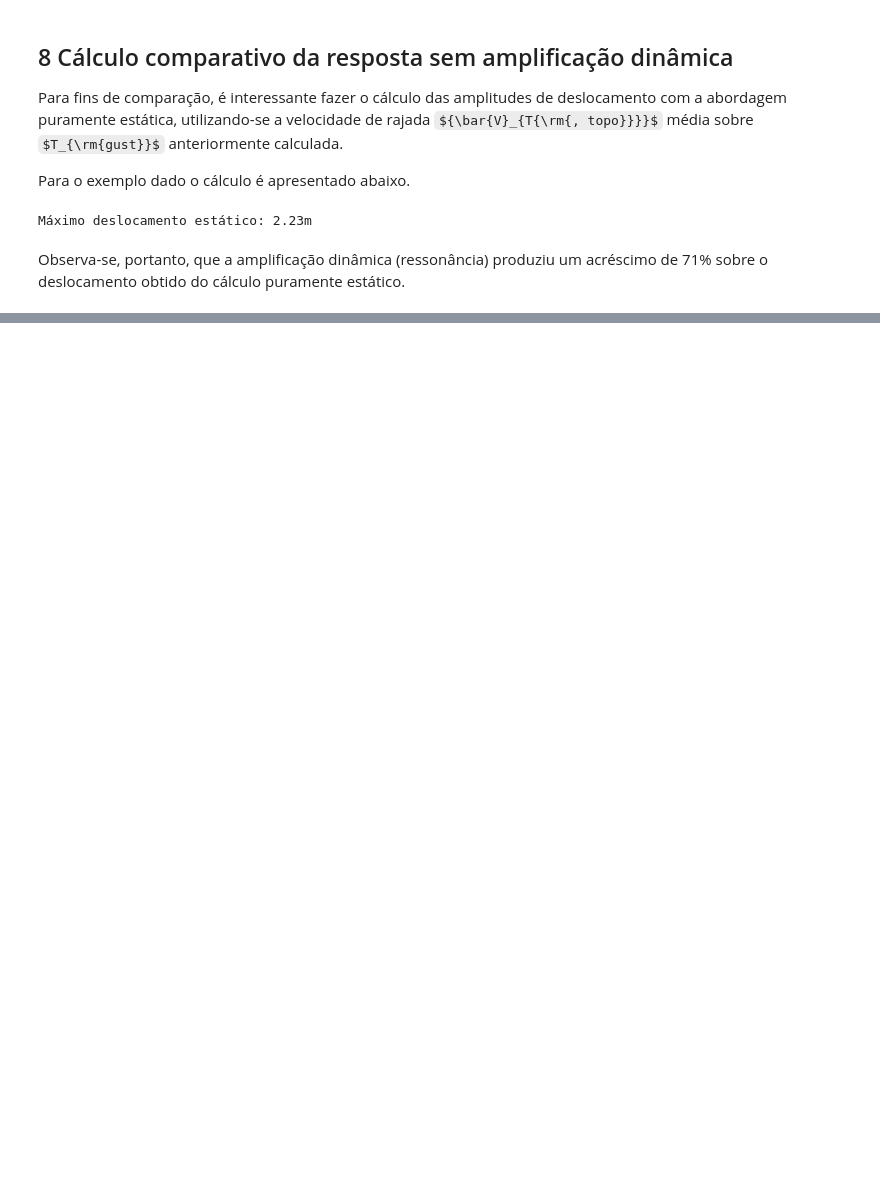
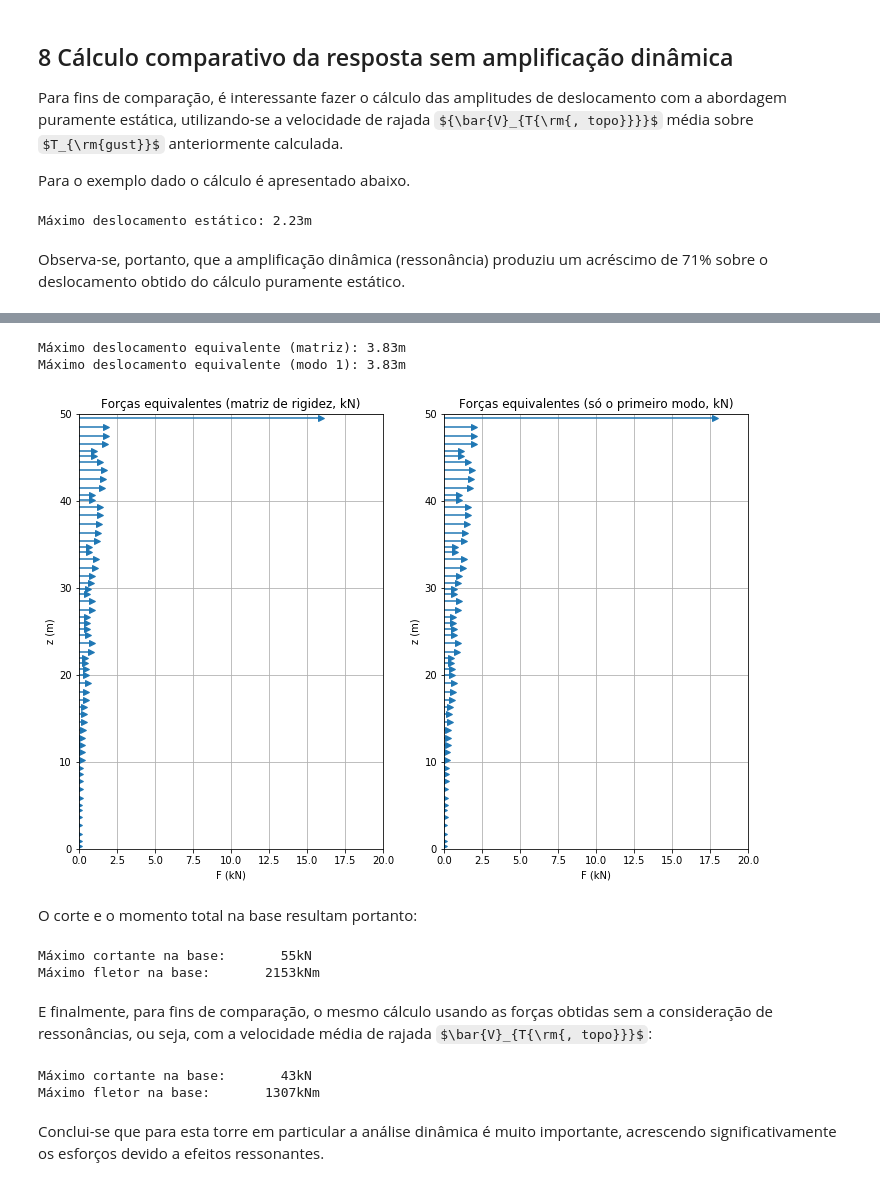
Before and after one commit to mmaiarocha/Tower, a Jupyter notebook: Tower.ipynb, the cells around one changed output, grey strips where cells are left out. Drawn from its saved outputs; the diff is of its cells as text; code cells hidden in the pictures; some formulas as TeX source; blank space fills up the shorter version.

```diff
--- a/Tower.ipynb
+++ b/Tower.ipynb
@@ -652,0 +680,67 @@ print(np.sum(CA))
+# %%
+us   =  suk*Phi[:,0]      # vetor de deslocamentos rms (todos os g.d.l.)
+up   =  gpk*us            # vetor de deslocamentos de pico
+ut   =  us + up           # vetor de deslocamentos totais
+
+# Solução com a matriz de rigidez global, verifica resultado
+Feq1 =  np.dot(KG,ut)
+ueq1  = np.linalg.solve(KG, Feq1)[0:-1:2]
+
+print('Máximo deslocamento equivalente (matriz): {0:4.2f}m'.format(np.max(np.abs(ueq1))))
+
+# Solução retendo só o primeiro modo de vibração
+Feq2 =  wk1*wk1*(umk + gpk*suk)*np.dot(MG,Phi[:,0])
+ueq2  = np.linalg.solve(KG, Feq1)[0:-1:2]
+
+print('Máximo deslocamento equivalente (modo 1): {0:4.2f}m'.format(np.max(np.abs(ueq2))))
+
+# Retem só os graus de liberdade de translação
+Feq1 = Feq1[0:-1:2]
+Feq2 = Feq2[0:-1:2]
+
+# Visualiza perfis
+plt.figure(8, figsize=(12,8))
+
+plt.subplot(1,2,1)
+plt.errorbar(Feq1/1000, zm, xerr=[Feq1/1000, 0*Feq1], fmt='>')
+plt.axis([0, 20, 0, H])
+plt.title('Forças equivalentes (matriz de rigidez, kN)')
+plt.xlabel('F (kN)')
+plt.ylabel('z (m)')
+plt.grid(True)
+
+plt.subplot(1,2,2)
+plt.errorbar(Feq2/1000, zm, xerr=[Feq2/1000, 0*Feq1], fmt='>')
+plt.axis([0, 20, 0, H])
+plt.title('Forças equivalentes (só o primeiro modo, kN)')
+plt.xlabel('F (kN)')
+plt.ylabel('z (m)')
+plt.grid(True)
+# %% [output]
+Máximo deslocamento equivalente (matriz): 3.83m
+Máximo deslocamento equivalente (modo 1): 3.83m
+[figure, added]
+# %% [markdown]
+O corte e o momento total na base resultam portanto:
+# %%
+Qmax = np.sum(   Feq1)
+Mmax = np.sum(zm*Feq1)
+
+print('Máximo cortante na base: {0:8.0f}kN '.format(Qmax/1000))
+print('Máximo fletor na base:   {0:8.0f}kNm'.format(Mmax/1000))
+# %% [output]
+Máximo cortante na base:       55kN
+Máximo fletor na base:       2153kNm
+# %% [markdown]
+E finalmente, para fins de comparação, o mesmo cálculo usando as forças obtidas sem a consideração de ressonâncias, ou seja, com a velocidade média de rajada $\bar{V}_{T{\rm{, topo}}}$:
+# %%
+Qmax = np.sum(   FmT)
+Mmax = np.sum(zm*FmT)
+
+print('Máximo cortante na base: {0:8.0f}kN '.format(Qmax/1000))
+print('Máximo fletor na base:   {0:8.0f}kNm'.format(Mmax/1000))
+# %% [output]
+Máximo cortante na base:       43kN
+Máximo fletor na base:       1307kNm
+# %% [markdown]
+Conclui-se que para esta torre em particular a análise dinâmica é muito importante, acrescendo significativamente os esforços devido a efeitos ressonantes.
```
Also changed, not shown: parts of 25 cells of this notebook.
